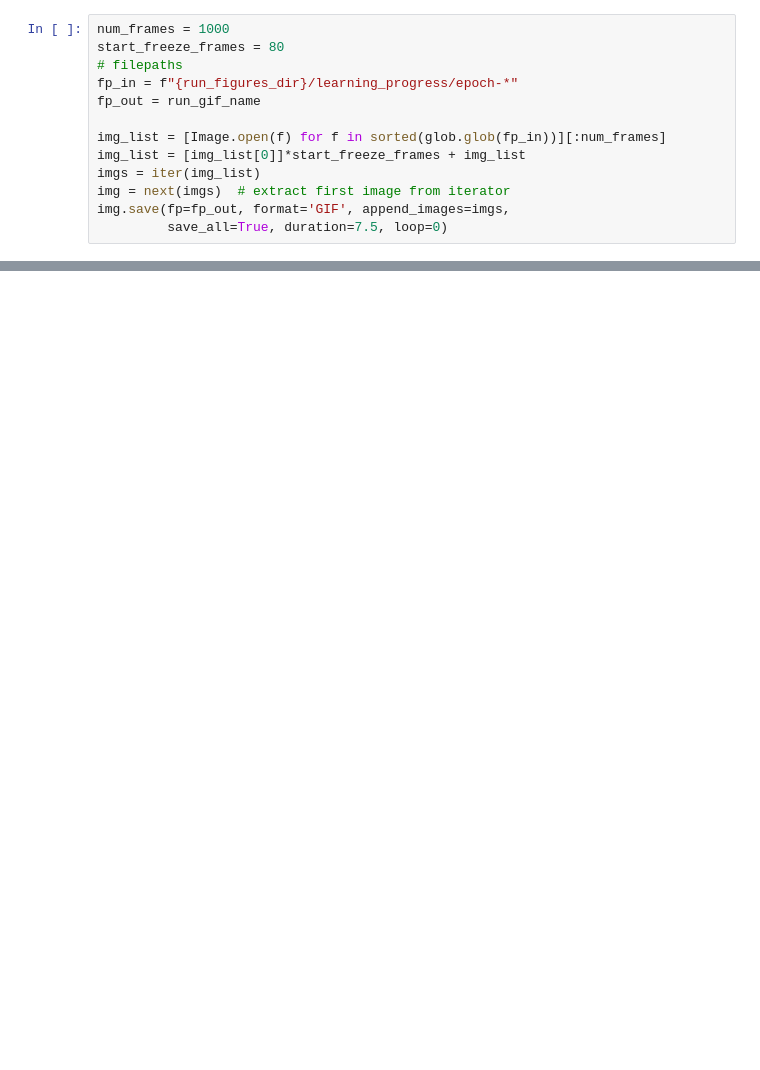
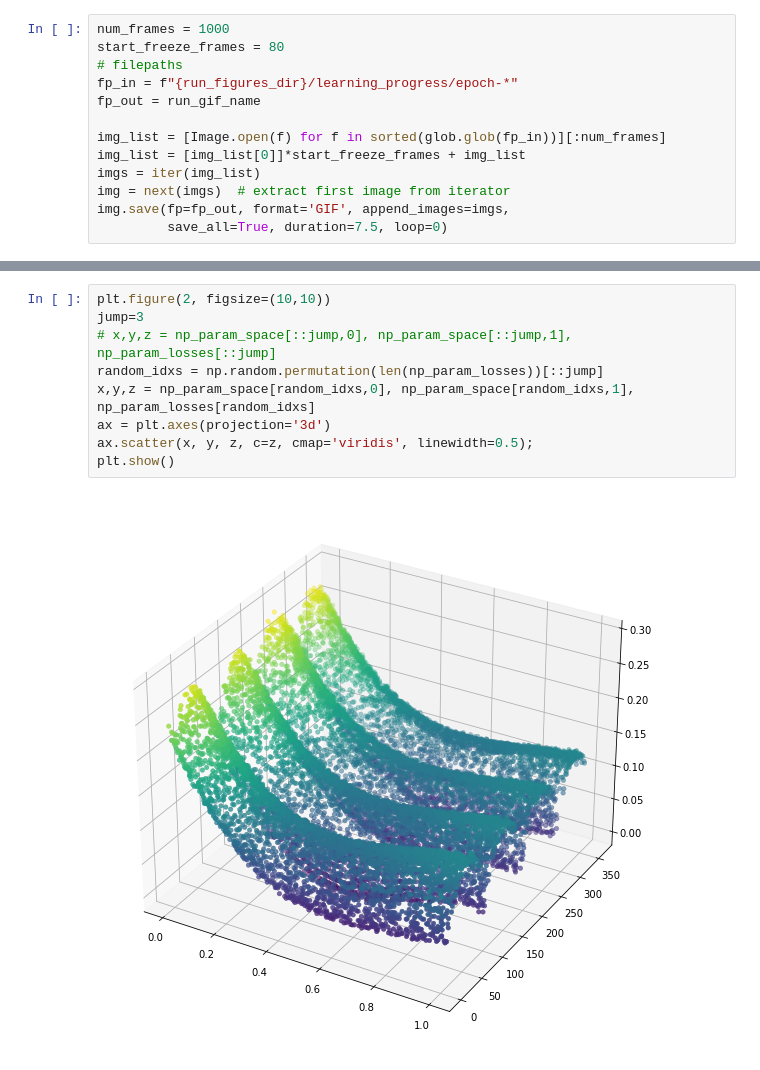
Before and after one commit to TomBekor/AugmentationsLearning, a Jupyter notebook: multi-main.ipynb, the cells around one changed output, grey strips where cells are left out. Drawn from its saved outputs; the diff is of its cells as text; blank space fills up the shorter version.

```diff
--- a/multi-main.ipynb
+++ b/multi-main.ipynb
@@ -250,0 +273,11 @@ img.save(fp=fp_out, format='GIF', append_images=imgs,
+# %%
+plt.figure(2, figsize=(10,10))
+jump=3
+# x,y,z = np_param_space[::jump,0], np_param_space[::jump,1], np_param_losses[::jump]
+random_idxs = np.random.permutation(len(np_param_losses))[::jump]
+x,y,z = np_param_space[random_idxs,0], np_param_space[random_idxs,1], np_param_losses[random_idxs]
+ax = plt.axes(projection='3d')
+ax.scatter(x, y, z, c=z, cmap='viridis', linewidth=0.5);
+plt.show()
+# %% [output]
+[figure, added]
```
Also changed, not shown: parts of 17 cells of this notebook.
